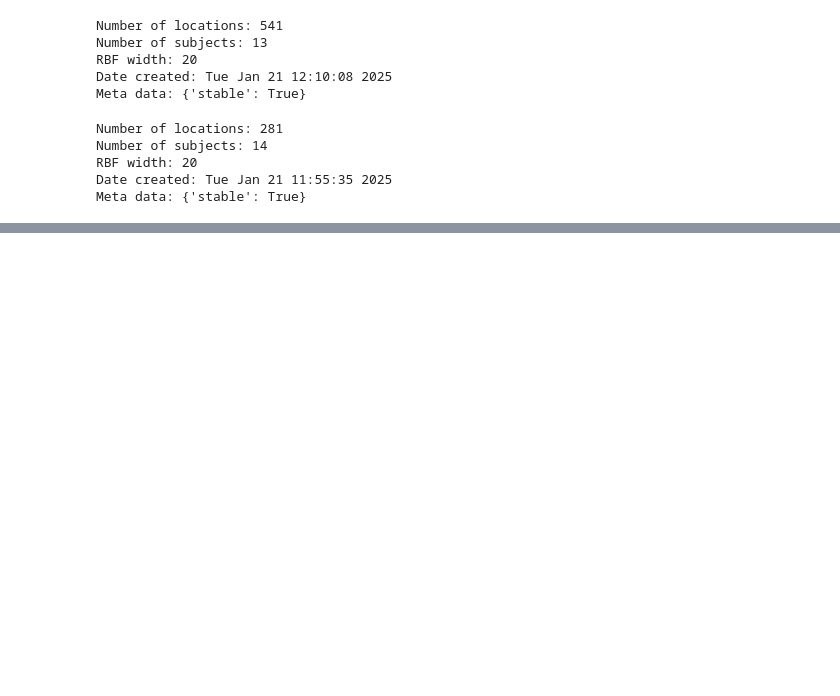
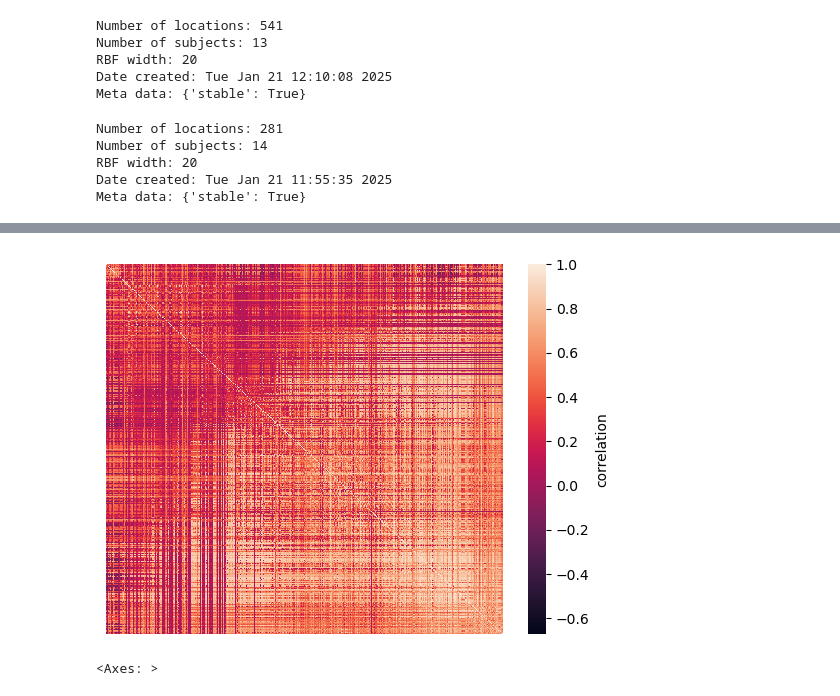
Before and after one commit to the-brAIn-lab/supereeg_notebooks, a Jupyter notebook: miller_data/three_models.ipynb, the cells around one changed output, grey strips where cells are left out. Drawn from its saved outputs; the diff is of its cells as text; code cells hidden in the pictures; blank space fills up the shorter version.

```diff
--- a/miller_data/three_models.ipynb
+++ b/miller_data/three_models.ipynb
@@ -112,0 +162,5 @@ Meta data: {'stable': True}
+# %%
+mo_all21.plot_data(xticklabels=False, yticklabels=False)
+# %% [output]
+[figure, added]
+<Axes: >
```
Also changed, not shown: parts of 12 cells of this notebook, 2 other files.
